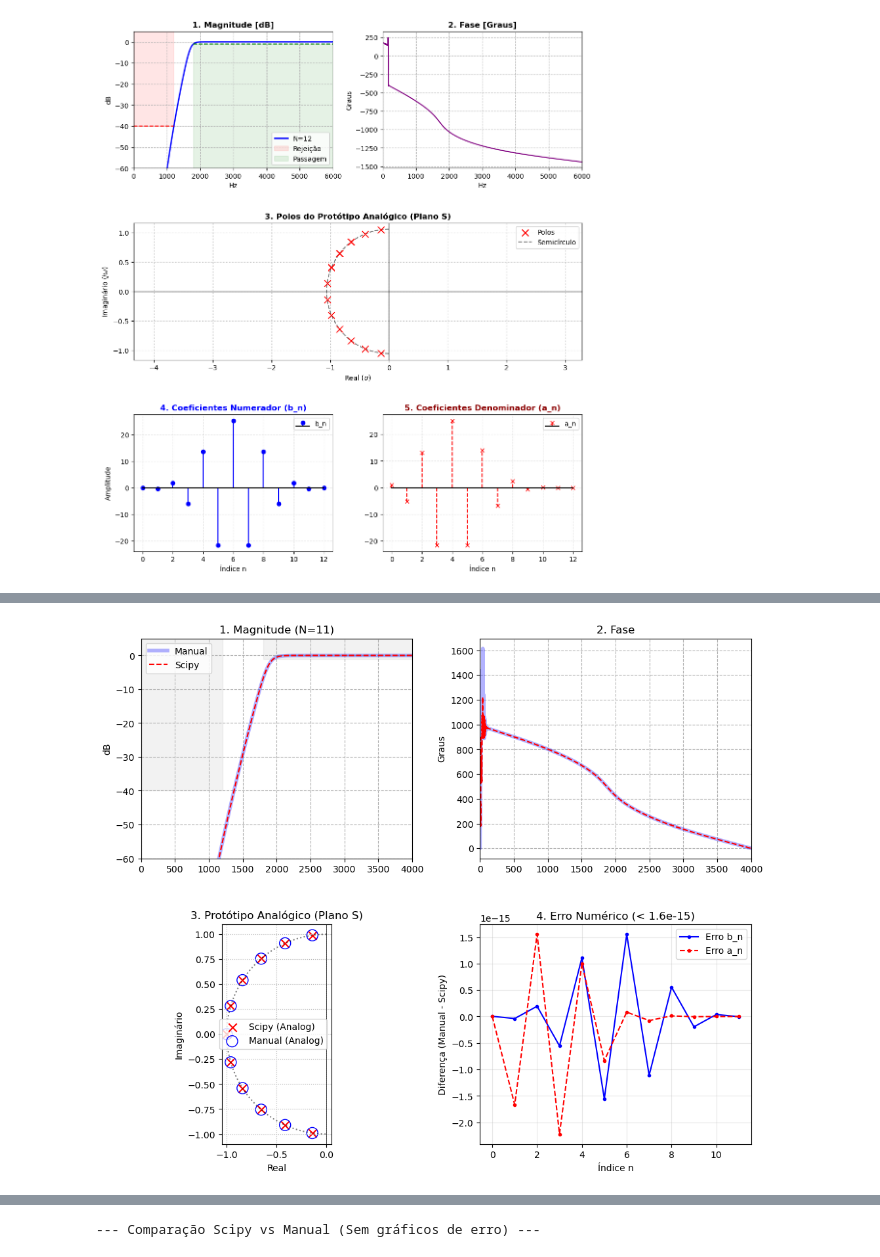
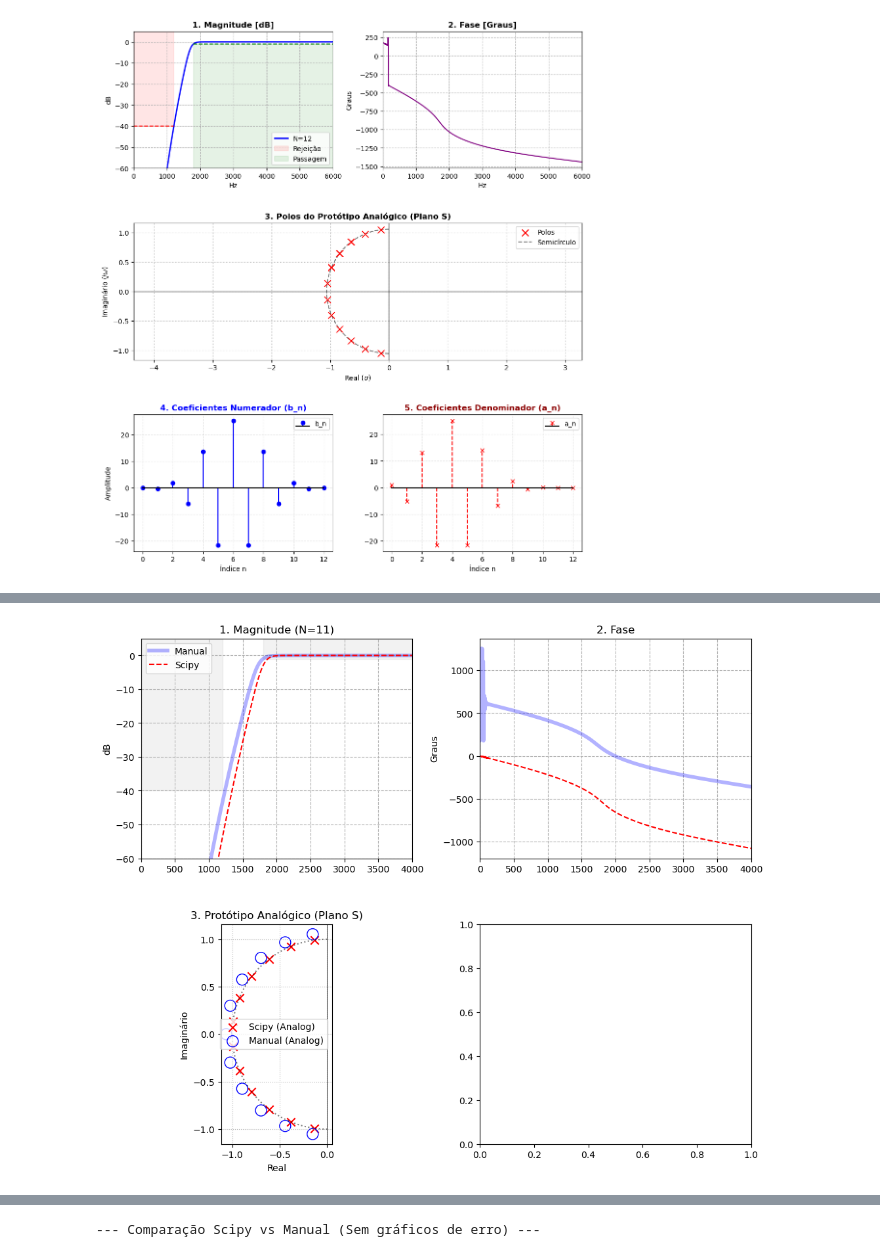
Before and after one commit to elmerfariass/DSPcap, a Jupyter notebook: Cap4-5-6.ipynb, the cells around one changed output, grey strips where cells are left out. Drawn from its saved outputs; the diff is of its cells as text; code cells hidden in the pictures.

Commit message:
IIR finalizado- miss aplication

```diff
--- a/Cap4-5-6.ipynb
+++ b/Cap4-5-6.ipynb
@@ -776,9 +782,9 @@ def highpass_filter(fp, fr, Ap, As, Fs):
     # 7. Coeficientes e Ganho
     b, a = transfer_function(zeros_z, polos_z)
 
-    h_z= b*(1/a)
+    Wc = Wp / (epsilon**(1/N))
 
-    return b, a, N, polos_lp_ajustados, h_z
+    return b, a, N, polos_lp_ajustados, Wc
 # %% [markdown]
 ### Plote do Projeto do Filtro com os Parametros Desejados
 # %%
@@ -790,7 +796,7 @@ Ap = 1.0
 As = 40.0
 
 
-b, a, N, polos_analogicos, h_z= highpass_filter(Fp, Fr, Ap, As, Fs)
+b, a, N, polos_analogicos, wc = highpass_filter(Fp, Fr, Ap, As, Fs)
 
 # Imprime valores no console também
 print(f"\n--- Coeficientes Calculados (Ordem {N}) ---")
@@ -887,69 +893,32 @@ Denominador (a): [ 1.000000e+00 -5.131570e+00  1.313585e+01 -2.161101e+01  2.514
   1.239200e-01 -1.408000e-02  7.500000e-04]
 [figure]
 # %%
-import numpy as np
-import matplotlib.pyplot as plt
-from scipy import signal
-
-# =============================================================================
-# 1. PARÂMETROS DE ENTRADA
-# =============================================================================
 Fs = 8000.0       # Taxa de Amostragem
 Fp = 1800.0       # Frequência de Passagem
 Fr = 1200.0       # Frequência de Rejeição
 Ap = 1.0          # Ripple na Passagem (dB)
 As = 40.0         # Atenuação na Rejeição (dB)
 
-# =============================================================================
-# 2. IMPLEMENTAÇÃO MANUAL (Teoria Diniz Cap 6.2.2)
-# =============================================================================
-# A. Pre-warping
-Wp = np.tan(np.pi * Fp / Fs)
-Wr = np.tan(np.pi * Fr / Fs)
+fc_hz= Fp  # Frequência de corte (Hz)
 
-# B. Cálculo de Ordem (N) e Epsilon
-num = np.log10(np.sqrt((10**(0.1 * As) - 1) / (10**(0.1 * Ap) - 1)))
-den = np.log10(Wp / Wr)
-N = int(np.ceil(num / den))
-epsilon = np.sqrt(10**(0.1 * Ap) - 1)
 
-# C. Polos do Protótipo Analógico (O Semicírculo)
-k = np.arange(1, N + 1)
-polos_proto_lp = np.exp(1j * ((2 * k + N - 1) * np.pi / (2 * N)))
-
-# D. Transformação de Frequência (LP -> HP) e Ajuste de Corte
-Wc = Wp / (epsilon**(1/N))      # Frequência de corte ajustada para Ap
-polos_hp = Wc / polos_proto_lp  # Transformação s -> 1/s
-
-# E. Transformação Bilinear (s -> z)
-polos_z = (1 + polos_hp) / (1 - polos_hp)
-zeros_z = np.ones(N)
-
-# F. Função de Transferência Digital (b, a) e Ganho
-a_man = np.poly(polos_z)
-b_man = np.poly(zeros_z)
-# Normalização em Nyquist (z = -1)
-gain = np.abs(np.polyval(b_man, -1) / np.polyval(a_man, -1))
-b_man = b_man / gain
-
-# =============================================================================
-# 3. IMPLEMENTAÇÃO SCIPY (Referência)
-# =============================================================================
-# Recalculando a frequência de corte em Hz para o Scipy
-fc_hz = (Fs / np.pi) * np.arctan(Wc)
-
-# A. Filtro Digital Final (para comparar magnitude/fase/coefs)
+# A. Filtro Digital Scipy Butterworth Passa-Alta
+# Ordem calculada previamente
 b_sci, a_sci = signal.butter(N, fc_hz, btype='high', fs=Fs)
 
-# B. Protótipo Analógico (para comparar o semicírculo)
-# Wn=1 gera o protótipo normalizado idêntico ao nosso cálculo manual
 z_proto, p_proto, k_proto = signal.butter(N, 1, btype='low', analog=True, output='zpk')
 
-# =============================================================================
-# 4. PLOTAGEM COMPARATIVA
-# =============================================================================
+
+#PLOTAGEM COMPARATIVA
+
+# B. Filtro Digital Manual Butterworth Passa-Alta
+b_man, a_man, N, p_man, wc  = highpass_filter(Fp, Fr, Ap, As, Fs)
+
+# Cálculo das Respostas em Frequência
+w, h_sci = signal.freqz(b_sci, a_sci, worN=8000)
 w, h_man = signal.freqz(b_man, a_man, worN=8000)
-w, h_sci = signal.freqz(b_sci, a_sci, worN=8000)
+
+
 freqs = (Fs * 0.5 / np.pi) * w
 
 # Evita log(0)
@@ -961,7 +930,7 @@ fase_sci = np.degrees(np.unwrap(np.angle(h_sci)))
 fig = plt.figure(figsize=(12, 10))
 gs = fig.add_gridspec(2, 2, hspace=0.3, wspace=0.25)
 
-# --- GRÁFICO 1: MAGNITUDE ---
+# GRÁFICO 1: MAGNITUDE
 ax1 = fig.add_subplot(gs[0, 0])
 ax1.plot(freqs, mag_man, 'b', linewidth=4, alpha=0.3, label='Manual')
 ax1.plot(freqs, mag_sci, 'r--', linewidth=1.5, label='Scipy')
@@ -974,7 +943,7 @@ ax1.set_xlim(0, Fs/2)
 ax1.grid(True, linestyle='--')
 ax1.legend()
 
-# --- GRÁFICO 2: FASE ---
+#  GRÁFICO 2: FASE
 ax2 = fig.add_subplot(gs[0, 1])
 ax2.plot(freqs, fase_man, 'b', linewidth=4, alpha=0.3, label='Manual')
 ax2.plot(freqs, fase_sci, 'r--', linewidth=1.5, label='Scipy')
@@ -983,12 +952,12 @@ ax2.set_ylabel('Graus')
 ax2.set_xlim(0, Fs/2)
 ax2.grid(True, linestyle='--')
 
-# --- GRÁFICO 3: POLOS DO PROTÓTIPO (SEMICÍRCULO) ---
+#  GRÁFICO 3: POLOS DO PROTÓTIPO (SEMICÍRCULO)
 ax3 = fig.add_subplot(gs[1, 0])
 # Scipy (Referência)
 ax3.scatter(np.real(p_proto), np.imag(p_proto), s=80, marker='x', color='r', label='Scipy (Analog)')
 # Manual
-ax3.scatter(np.real(polos_proto_lp), np.imag(polos_proto_lp), s=150, marker='o',
+ax3.scatter(np.real(p_man), np.imag(p_man), s=150, marker='o',
             facecolors='none', edgecolors='b', label='Manual (Analog)')
 
 # Desenha o arco do semicírculo
@@ -1003,7 +972,7 @@ ax3.legend()
 ax3.set_aspect('equal')
 ax3.grid(True, linestyle=':')
 
-# --- GRÁFICO 4: DIFERENÇA DOS COEFICIENTES ---
+#  GRÁFICO 4: DIFERENÇA DOS COEFICIENTES
 ax4 = fig.add_subplot(gs[1, 1])
 err_b = b_man - b_sci
 err_a = a_man - a_sci
@@ -1026 +998 @@ print(f"Erro Máximo Coeficientes: {np.max(np.abs(err_b)):.2e}")
-[figure, old version]
+[figure, new version]
```
Also changed, not shown: parts of 11 cells of this notebook.
